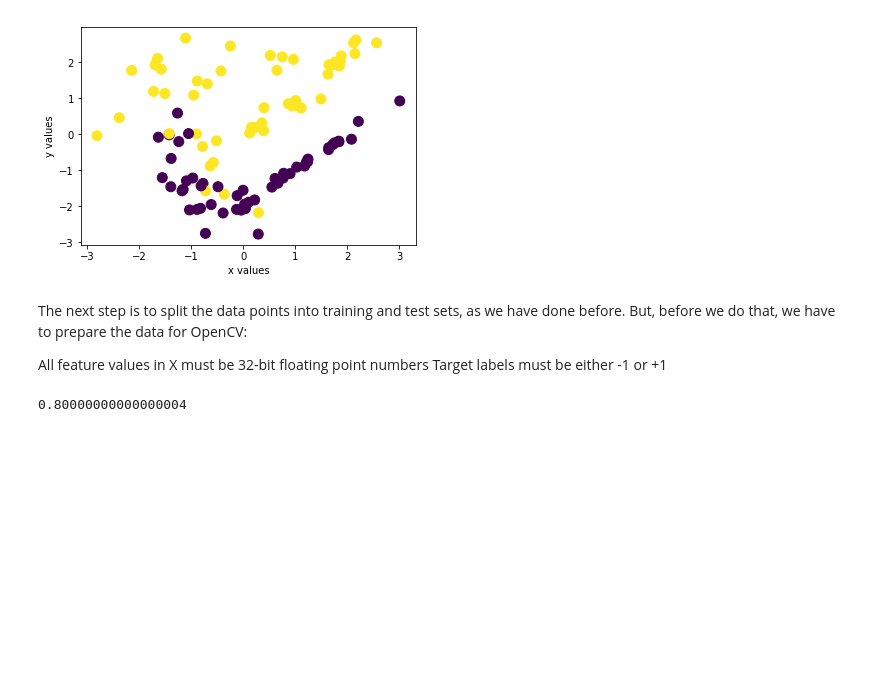
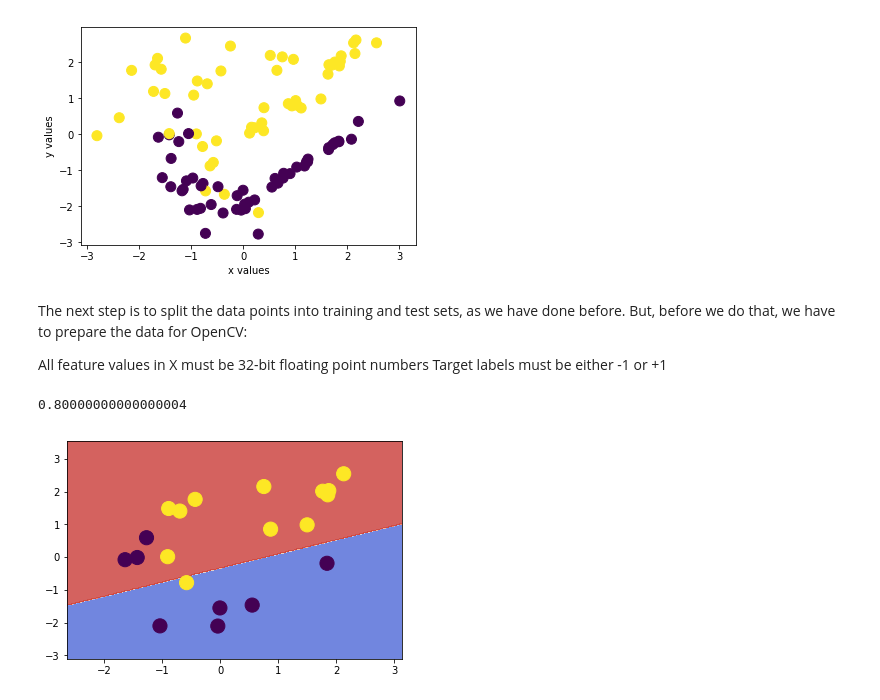
Before and after one commit to sethbunke/MachineLearningAlgorithmsFromScratch, a Jupyter notebook: Visualizations/GraphBoundaryLines.ipynb, the cells around one changed output. Drawn from its saved outputs; the diff is of its cells as text; code cells hidden in the pictures; blank space fills up the shorter version.

Commit message:
visualize boundary

```diff
--- a/Visualizations/Untitled.ipynb
+++ b/Visualizations/GraphBoundaryLines.ipynb
@@ -49,4 +49,11 @@ def plot_decision_boundary(svm, X_test, y_test):
 
     X_hypo = np.c_[xx.ravel().astype(np.float32),yy.ravel().astype(np.float32)]
     _, zz = svm.predict(X_hypo)
-    _, zz = svm.predict(X_hypo)
+
+    zz = zz.reshape(xx.shape)
+    plt.contourf(xx, yy, zz, cmap=plt.cm.coolwarm, alpha=0.8)
+    plt.scatter(X_test[:, 0], X_test[:, 1], c=y_test, s=200)
+# %%
+plot_decision_boundary(svm, X_test, y_test)
+# %% [output]
+[figure, added]
```
